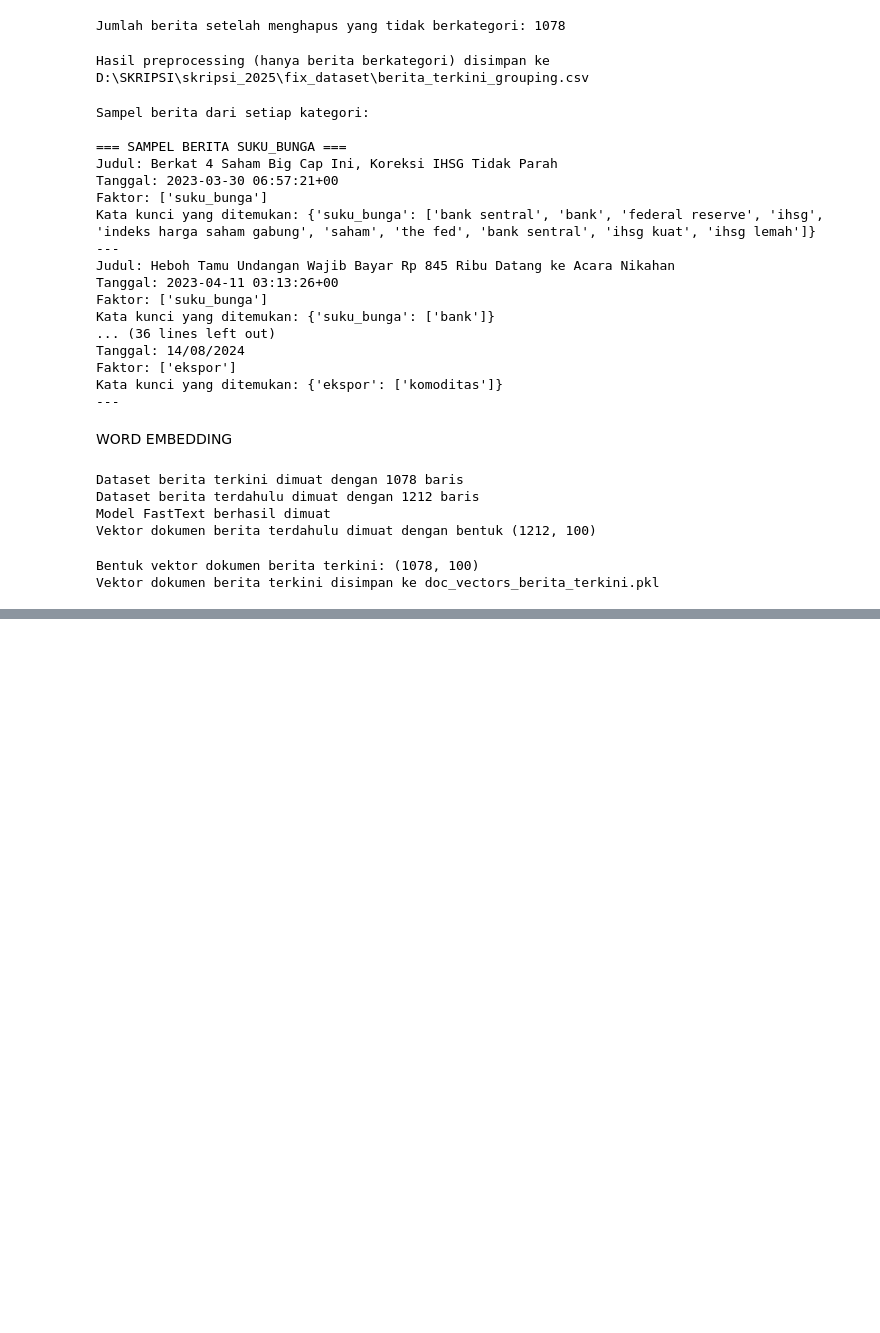
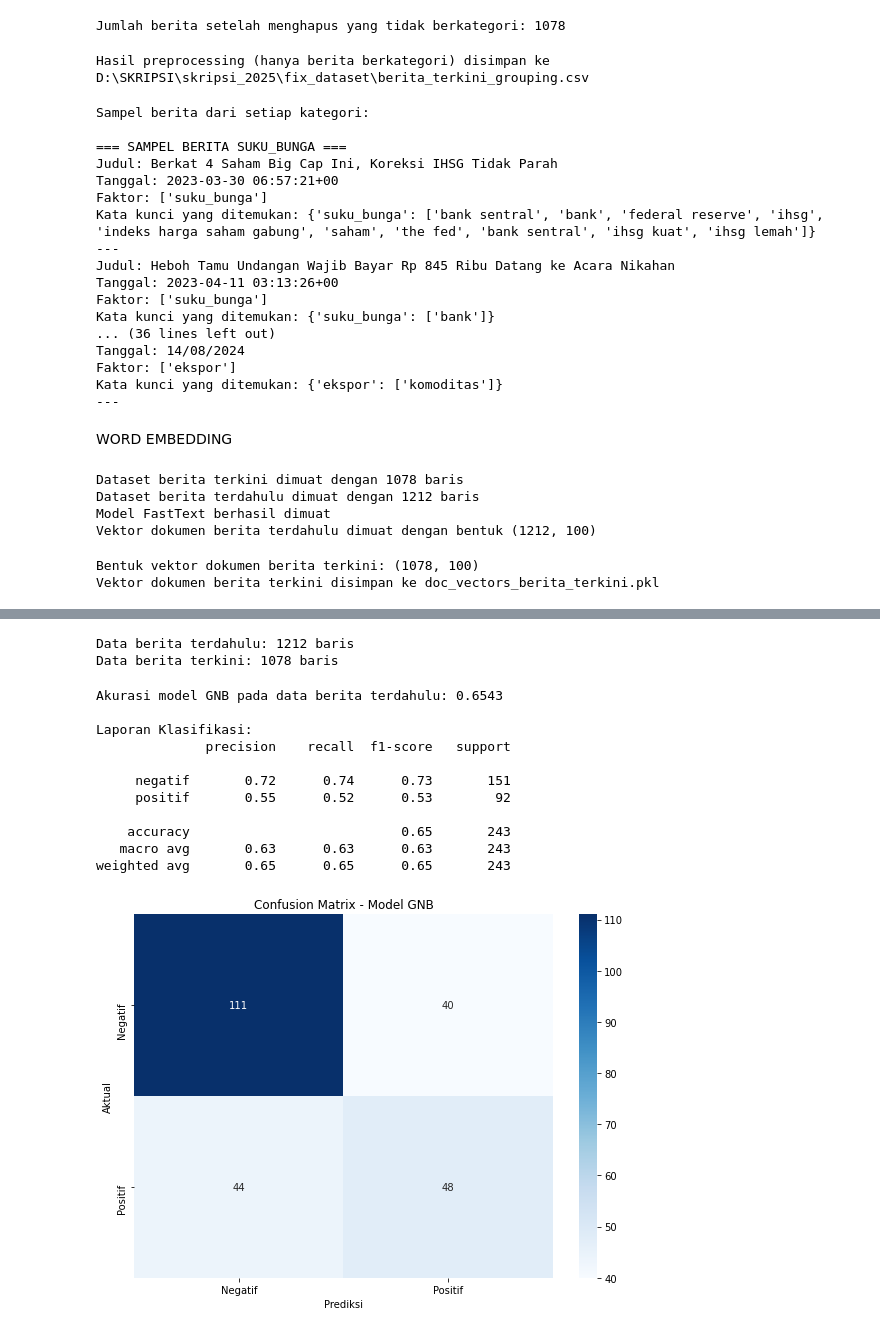
Before and after one commit to adindasyv/skripsi_2025, a Jupyter notebook: try_new_news.ipynb, the cells around one changed output, grey strips where cells are left out. Cells and saved outputs as stored; diff of their text form; code cells hidden in the pictures; blank space fills up the shorter version.

```diff
--- a/try_new_news.ipynb
+++ b/try_new_news.ipynb
@@ -580,0 +797,75 @@ Vektor dokumen berita terkini disimpan ke doc_vectors_berita_terkini.pkl
+# %%
+# Load data berita terdahulu dan vektornya
+df_old = pd.read_csv(r'D:\SKRIPSI\skripsi_2025\fix_dataset\berita_terdahulu_grouping.csv')
+with open(r'D:\SKRIPSI\skripsi_2025\doc_vectors_fasttext.pkl', "rb") as f:
+    doc_vectors_old = pickle.load(f)
+
+# Load data berita terkini dan vektornya
+df_new = pd.read_csv(r'D:\SKRIPSI\skripsi_2025\berita_terkini_dengan_label.csv')
+with open(r'D:\SKRIPSI\skripsi_2025\doc_vectors_berita_terkini.pkl', "rb") as f:
+    doc_vectors_new = pickle.load(f)
+print(f"Data berita terdahulu: {len(df_old)} baris")
+print(f"Data berita terkini: {len(df_new)} baris")
+# %% [output]
+Data berita terdahulu: 1212 baris
+Data berita terkini: 1078 baris
+# %%
+if 'label' in df_old.columns:
+    label_col = 'label'
+elif 'sentiment' in df_old.columns:
+    label_col = 'sentiment'
+else:
+    label_col = 'predicted_label'
+    print(f"PERINGATAN: Tidak menemukan kolom label standar. Menggunakan '{label_col}' sebagai kolom label.")
+
+# Konversi label menjadi numerik
+label_map = {'positif': 1, 'positive': 1, 'negatif': 0, 'negative': 0}
+y_old = df_old[label_col].map(label_map).values
+
+# Split data menjadi training dan testing
+X_train, X_test, y_train, y_test = train_test_split(
+    doc_vectors_old, y_old, test_size=0.2, random_state=42, stratify=y_old
+)
+
+# Latih model GNB dengan data training
+gnb = GaussianNB()
+gnb.fit(X_train, y_train)
+
+# Evaluasi model dengan data testing
+y_pred = gnb.predict(X_test)
+
+# Tampilkan hasil evaluasi
+accuracy = accuracy_score(y_test, y_pred)
+print(f"Akurasi model GNB pada data berita terdahulu: {accuracy:.4f}")
+print("\nLaporan Klasifikasi:")
+print(classification_report(y_test, y_pred, target_names=['negatif', 'positif']))
+
+# Confusion Matrix
+conf_matrix = confusion_matrix(y_test, y_pred)
+plt.figure(figsize=(8, 6))
+sns.heatmap(
+    conf_matrix,
+    annot=True,
+    fmt='d',
+    cmap='Blues',
+    xticklabels=['Negatif', 'Positif'],
+    yticklabels=['Negatif', 'Positif']
+)
+plt.xlabel('Prediksi')
+plt.ylabel('Aktual')
+plt.title('Confusion Matrix - Model GNB')
+plt.tight_layout()
+plt.show()
+# %% [output]
+Akurasi model GNB pada data berita terdahulu: 0.6543
+
+Laporan Klasifikasi:
+              precision    recall  f1-score   support
+
+     negatif       0.72      0.74      0.73       151
+     positif       0.55      0.52      0.53        92
+
+    accuracy                           0.65       243
+   macro avg       0.63      0.63      0.63       243
+weighted avg       0.65      0.65      0.65       243
+[figure, added]
```
Also changed, not shown: parts of 12 cells of this notebook, 1 other file.
